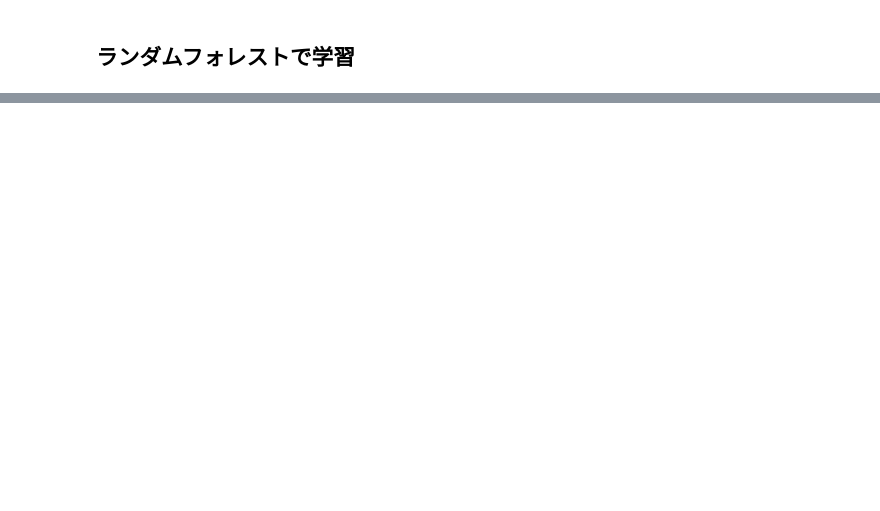
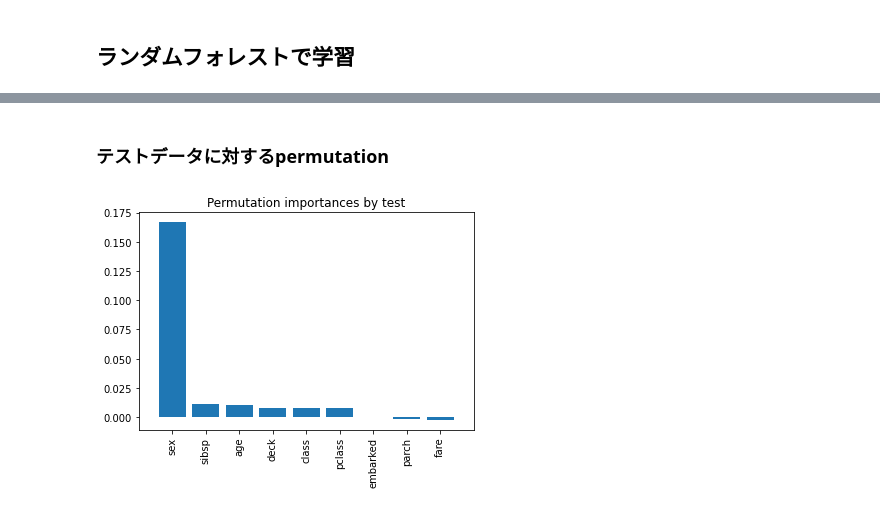
Before and after one commit to yagiyuki/axross, a Jupyter notebook: Permutation_Importance.ipynb, the cells around one changed output, grey strips where cells are left out. Cells and saved outputs as stored; diff of their text form; code cells hidden in the pictures; blank space fills up the shorter version.

```diff
--- a/Permutation_Importance.ipynb
+++ b/Permutation_Importance.ipynb
@@ -177,0 +276,17 @@ plt.show()
+# %% [markdown]
+### テストデータに対するpermutation
+# %%
+# 重要度をpermutation_importanceに変更する。また、評価対象はテストデータとする。
+permutation_result = permutation_importance(clf, X_test, y_test, n_repeats=10, random_state=0)
+importances = permutation_result.importances_mean
+
+indices = np.argsort(importances)[::-1]
+plt.figure()
+# タイトルをかえる
+plt.title("Permutation importances by test")
+plt.bar(range(X_test.shape[1]), importances[indices], align="center")
+plt.xticks(range(X_test.shape[1]), X_test.columns[indices], rotation='vertical')
+plt.xlim([-1, X_test.shape[1]])
+plt.show()
+# %% [output]
+[figure, added]
```
Also changed, not shown: parts of 46 cells of this notebook.
